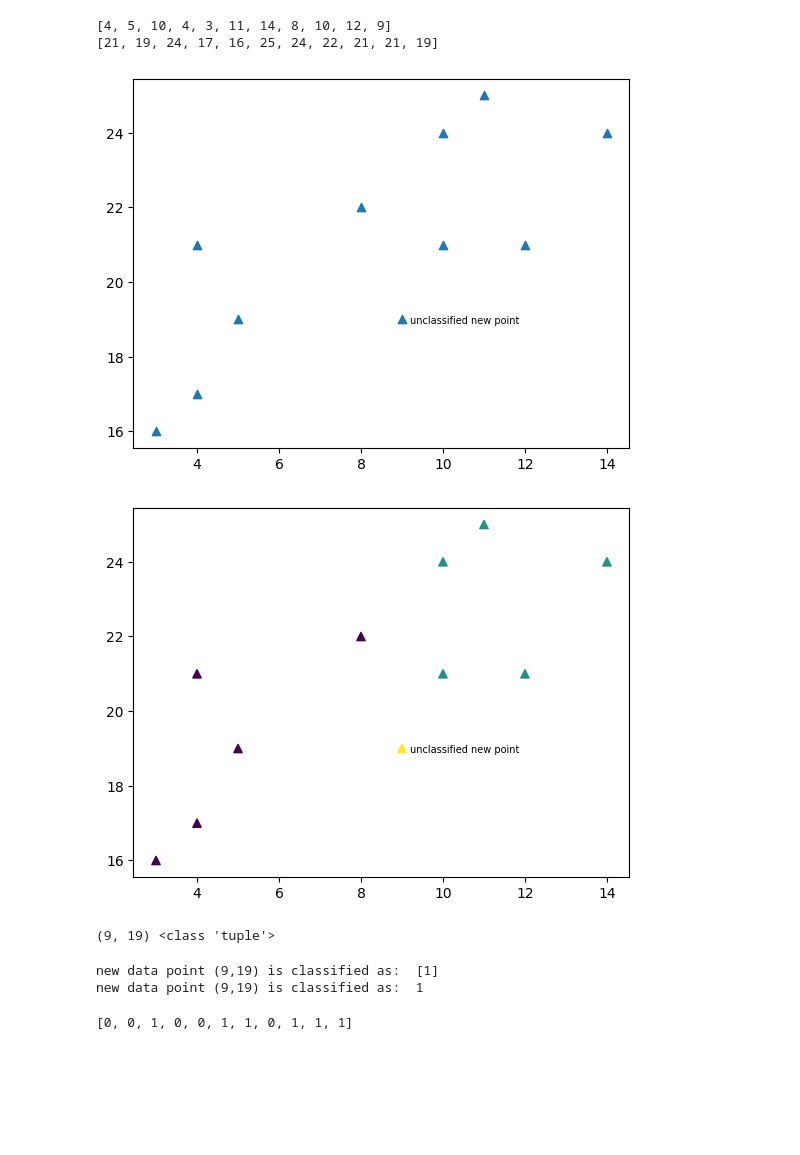
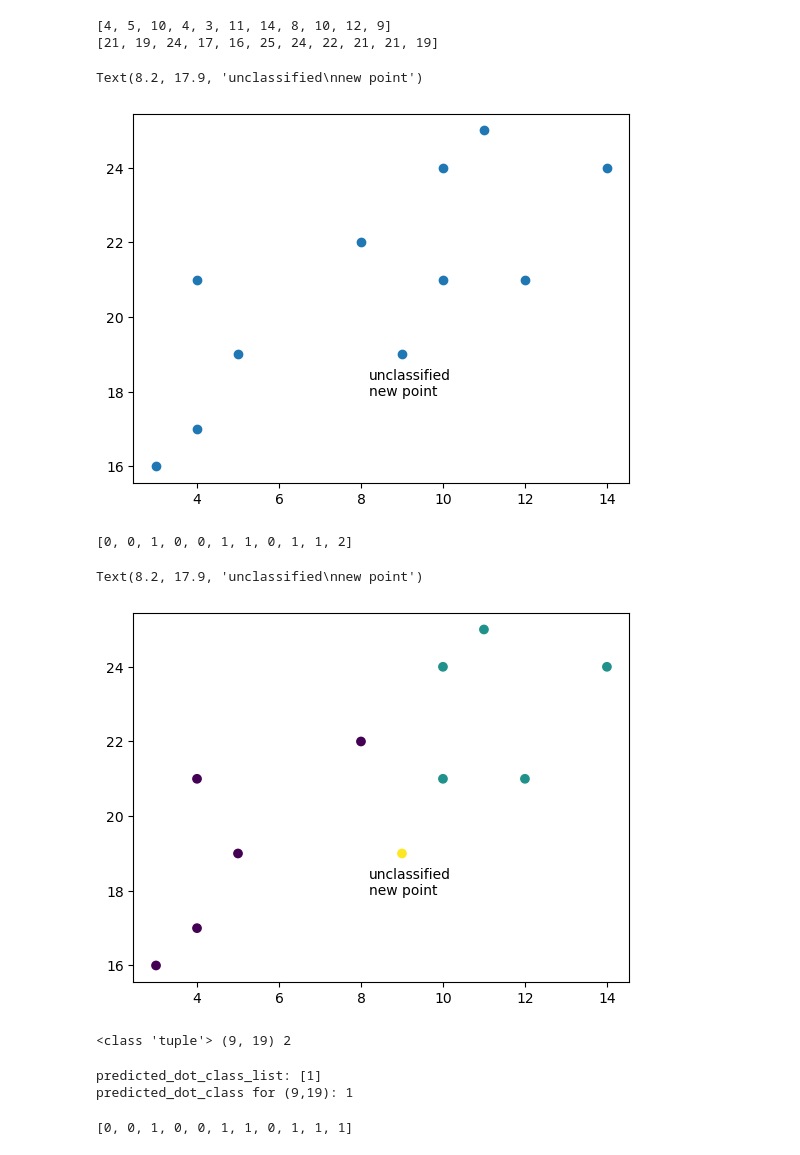
Before and after one commit to brianmccln/Python-Machine-Learning-TMobile-OCt-2025, a Jupyter notebook: __START/_ML_3.0_K_Nearest_Neighbors_PROG.ipynb, the cells around one changed output. Cells and saved outputs as stored; diff of their text form; code cells hidden in the pictures; blank space fills up the shorter version.

```diff
--- a/__START/_ML_3.0_K_Nearest_Neighbors_PROG.ipynb
+++ b/__START/_ML_3.0_K_Nearest_Neighbors_PROG.ipynb
@@ -200,66 +219,72 @@ KNeighborsClassifier(n_neighbors=1)
 - predict takes one arguments: an (x,y) data point to classify
 - the method returns the predicted class for that data point
 # %%
-# 22. Make up a new (x,y) tuple; this is an unclassified point
-#     which we will ask the model to classify.
-
+# 22. Make up a new (x,y) tuple; this is an unclassified point, which we will ask the model to classify.
+x_new = 9
+y_new = 19
 
 # 23. Append new x and y to their respective lists:
-
-print() # x = [4, 5, 10, 4, 3, 11, 14, 8, 10, 12, 9]
-
-print() # y = [21, 19, 24, 17, 16, 25, 24, 22, 21, 21, 19]
+x.append(x_new)
+print(x) # x = [4, 5, 10, 4, 3, 11, 14, 8, 10, 12, 9]
+y.append(y_new)
+print(y) # y = [21, 19, 24, 17, 16, 25, 24, 22, 21, 21, 19]
 # %% [output]
 [4, 5, 10, 4, 3, 11, 14, 8, 10, 12, 9]
 [21, 19, 24, 17, 16, 25, 24, 22, 21, 21, 19]
 # %%
 # 24. Re-do the scatter plot, which now includes the new data point.
 #     We cannot set c=classes in the new scatter plot because classes
 #     list is not the same length
 #     Assign text to the new point
-
-# 'unclassified new point'
+plt.scatter(x,y)
+plt.text(x_new-0.8,y_new-1.1,'unclassified\nnew point')
 # %% [output]
+Text(8.2, 17.9, 'unclassified\nnew point')
-[figure, old version]
+[figure, new version]
 # %%
-# 25. Assign a unique class (2) to the new data point, so that it stands out
-#     with a unique color. This is just to get all 3 lists (x,y,classes)
-#     to be the same length for the scatter() method.
-#     After that, we will have the model predict the class (either 0 or 1)
-#     The 3rd class/color is just temporary for visualization purposes
-classes = [0, 0, 1, 0, 0, 1, 1, 0, 1, 1]
-# a third color in addtion to 0 and 1
+# 25. Assign a unique class (2) to the new data point, so that it stands out with a unique color. This is just to get all 3 lists (x,y,classes)
+# to be the same length for the scatter() method.
+# After that, we will have the model predict the class (either 0 or 1)
+# The 3rd class/color is just temporary for visualization purposes
+classes = [0, 0, 1, 0, 0, 1, 1, 0, 1, 1] # reset original 10 classes
+classes.append(2) # add 2 as 3rd class (3rd color)
+print(classes) # [0, 0, 1, 0, 0, 1, 1, 0, 1, 1, 2]
+# %% [output]
+[0, 0, 1, 0, 0, 1, 1, 0, 1, 1, 2]
 # %%
 # 26. Re-do the scatter plot, now with 3 colors for 3 classes (0,1,2)
 #     only the new point has the new class/color 2
-
-# 'unclassified new point'
+plt.scatter(x,y,c=classes)
+plt.text(x_new-0.8,y_new-1.1,'unclassified\nnew point')
+# a third color in addtion to 0 and 1
 # %% [output]
+Text(8.2, 17.9, 'unclassified\nnew point')
-[figure, old version]
+[figure, new version]
 # %%
 # 27. Now to assign one class or the other -- 0 or 1 -- to the new point.
-#     Make a new (x,y) data point of the two new x and y values
+#     Make a new (x,y) data point using the two new x and y values (9,19)
 #     This (x,y) tuple, wrapped in [] will be "fed" to the model's predict method
-
-# <class 'tuple'> (9, 19)
+new_dot = (x_new,y_new)
+print(type(new_dot), new_dot, len(new_dot))
 # %% [output]
-(9, 19) <class 'tuple'>
+<class 'tuple'> (9, 19) 2
 # %%
 # 28. Pass the new_data_pt to the model's predict() method.
 #     the method returns a class (0 or 1) for the new data point
 #     these are the only two classes the model was trained on,
 #     so these are the only two possible classification results
 #     the provided data needs to be a tuple wrapped in a list,
-#     so put [] around new_unclassified_data_pt:
-#     the model returns a list of one item, so [0] or [1]
-
-
-print('new data point (9,19) is classified as: ')
-#     to remove the [], get the item at index 0 from the list:
-print('new data point (9,19) is classified as: ')
+#     so put [] around new_dot tuple:
+#     the model returns a list of, in this case, just the one item,
+#     so the result is a one-item list: [0] or [1]
+predicted_dot_class_list = knn_model.predict( [ new_dot ] )
+print('predicted_dot_class_list:', predicted_dot_class_list)
+#     get the 0 or 1 by itself from the list at index 0:
+predicted_dot_class = predicted_dot_class_list[0]
+print('predicted_dot_class for (9,19):',predicted_dot_class)
 # %% [output]
-new data point (9,19) is classified as:  [1]
-new data point (9,19) is classified as:  1
+predicted_dot_class_list: [1]
+predicted_dot_class for (9,19): 1
 # %%
 # 29. Add the new prediction to the classes list and replot it.
 #     Replace the 2 at the end of classes list with the predicted class
```
Also changed, not shown: parts of 26 cells of this notebook.
